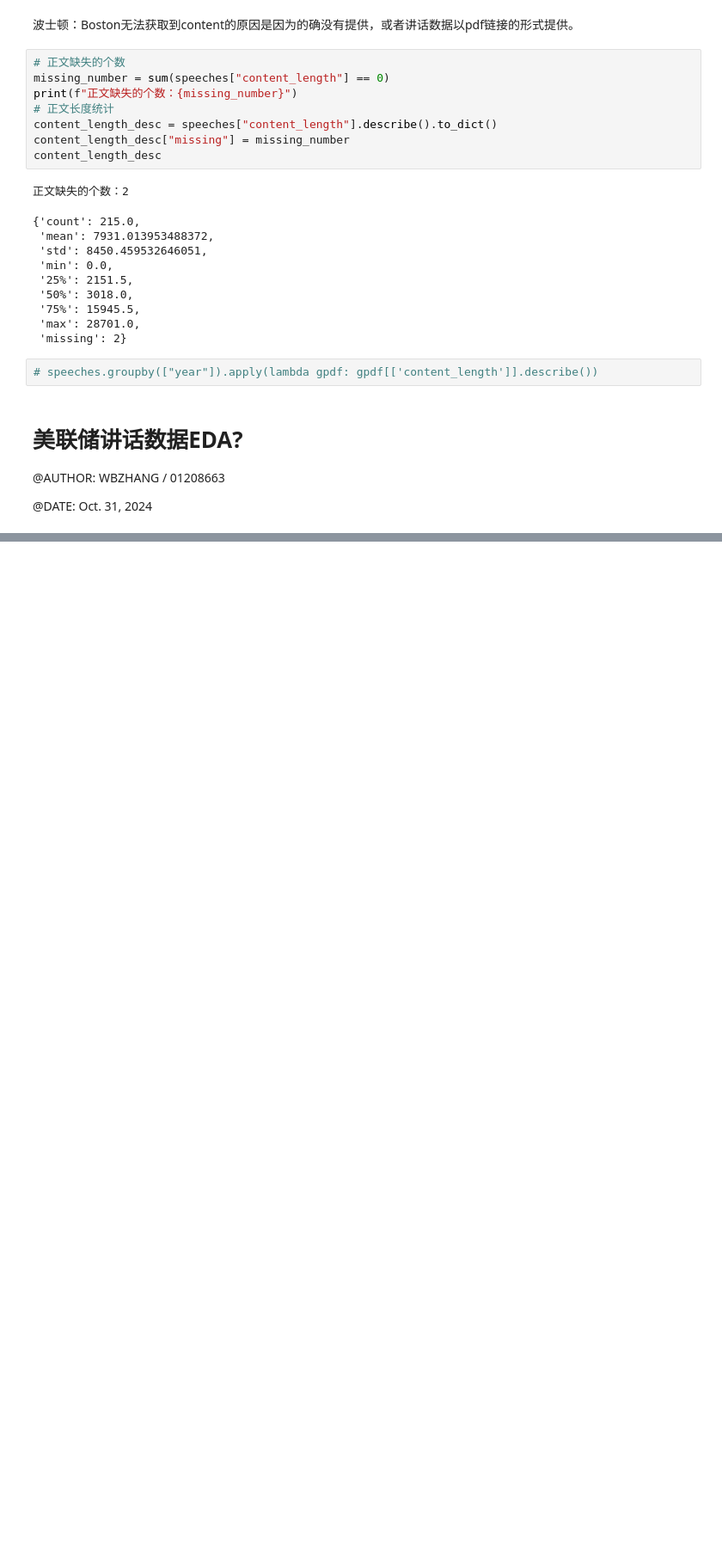
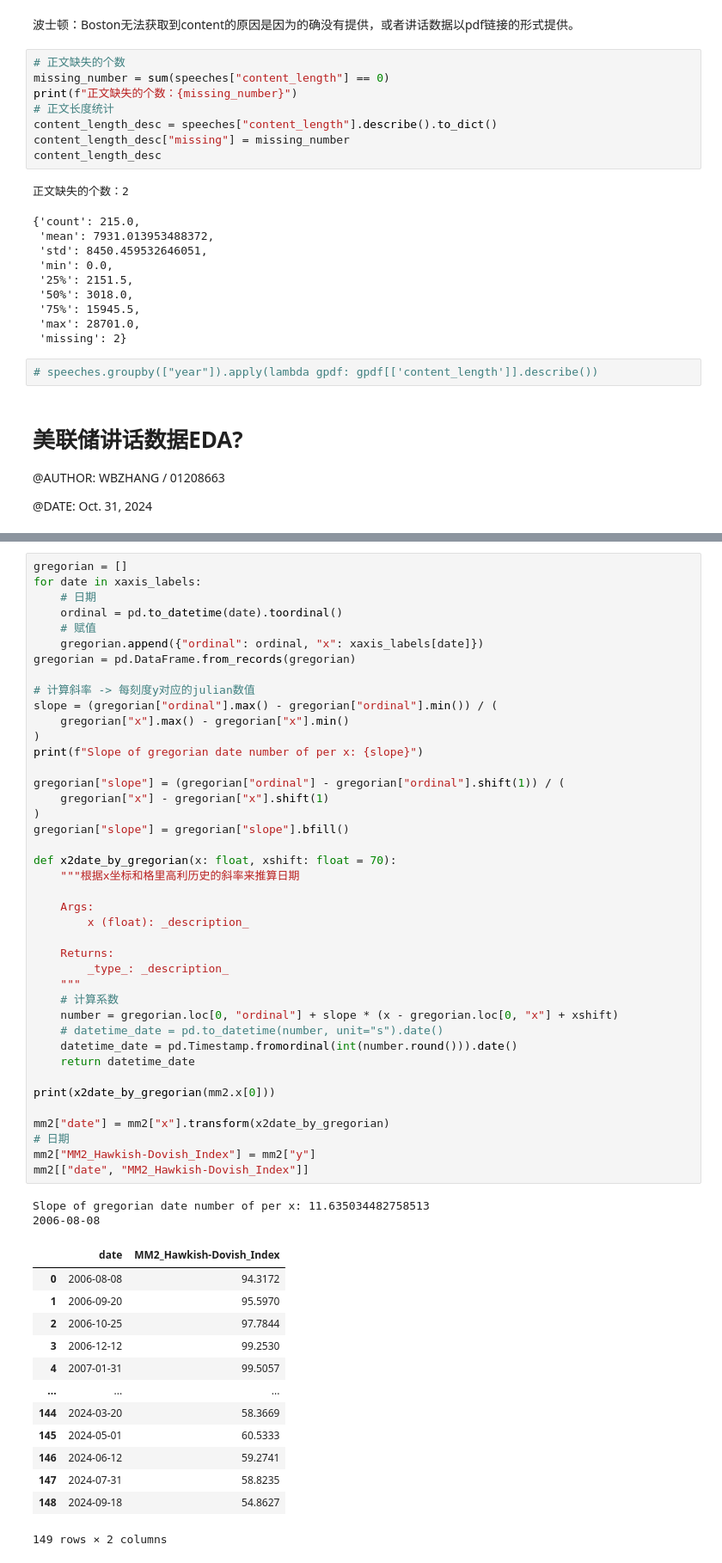
Before and after one commit to wbzhang233/FOMCSpeechScraper, a Jupyter notebook: data_scraper/fed_speeches_EDA.ipynb, the cells around one changed output, grey strips where cells are left out. Shown at 86% size. Saved outputs shown, nothing was run; the diff lists cells and outputs as text; blank space fills up the shorter version.

```diff
--- a/data_scraper/fed_speeches_EDA.ipynb
+++ b/data_scraper/fed_speeches_EDA.ipynb
@@ -145,0 +223,57 @@ content_length_desc
+# %%
+gregorian = []
+for date in xaxis_labels:
+    # 日期
+    ordinal = pd.to_datetime(date).toordinal()
+    # 赋值
+    gregorian.append({"ordinal": ordinal, "x": xaxis_labels[date]})
+gregorian = pd.DataFrame.from_records(gregorian)
+
+# 计算斜率 -> 每刻度y对应的julian数值
+slope = (gregorian["ordinal"].max() - gregorian["ordinal"].min()) / (
+    gregorian["x"].max() - gregorian["x"].min()
+)
+print(f"Slope of gregorian date number of per x: {slope}")
+
+gregorian["slope"] = (gregorian["ordinal"] - gregorian["ordinal"].shift(1)) / (
+    gregorian["x"] - gregorian["x"].shift(1)
+)
+gregorian["slope"] = gregorian["slope"].bfill()
+
+def x2date_by_gregorian(x: float, xshift: float = 70):
+    """根据x坐标和格里高利历史的斜率来推算日期
+
+    Args:
+        x (float): _description_
+
+    Returns:
+        _type_: _description_
+    """
+    # 计算系数
+    number = gregorian.loc[0, "ordinal"] + slope * (x - gregorian.loc[0, "x"] + xshift)
+    # datetime_date = pd.to_datetime(number, unit="s").date()
+    datetime_date = pd.Timestamp.fromordinal(int(number.round())).date()
+    return datetime_date
+
+print(x2date_by_gregorian(mm2.x[0]))
+
+mm2["date"] = mm2["x"].transform(x2date_by_gregorian)
+# 日期
+mm2["MM2_Hawkish-Dovish_Index"] = mm2["y"]
+mm2[["date", "MM2_Hawkish-Dovish_Index"]]
+# %% [output]
+Slope of gregorian date number of per x: 11.635034482758513
+2006-08-08
+|  | date | MM2_Hawkish-Dovish_Index |
+| 0 | 2006-08-08 | 94.3172 |
+| 1 | 2006-09-20 | 95.5970 |
+| 2 | 2006-10-25 | 97.7844 |
+| 3 | 2006-12-12 | 99.2530 |
+| 4 | 2007-01-31 | 99.5057 |
+| ... | ... | ... |
+| 144 | 2024-03-20 | 58.3669 |
+| 145 | 2024-05-01 | 60.5333 |
+| 146 | 2024-06-12 | 59.2741 |
+| 147 | 2024-07-31 | 58.8235 |
+| 148 | 2024-09-18 | 54.8627 |
+149 rows × 2 columns
```
Also changed, not shown: parts of 18 cells of this notebook, 28 other files.
